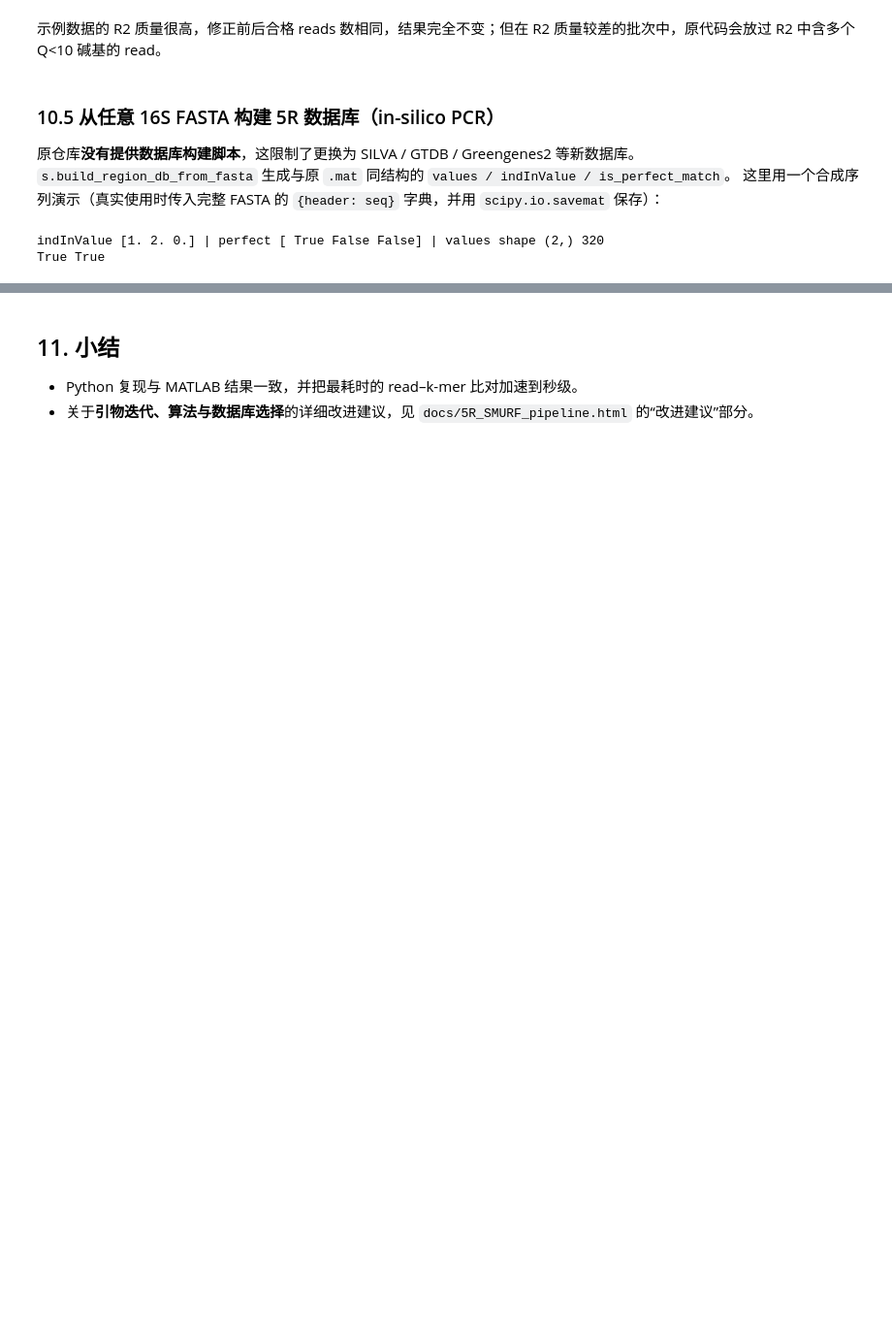
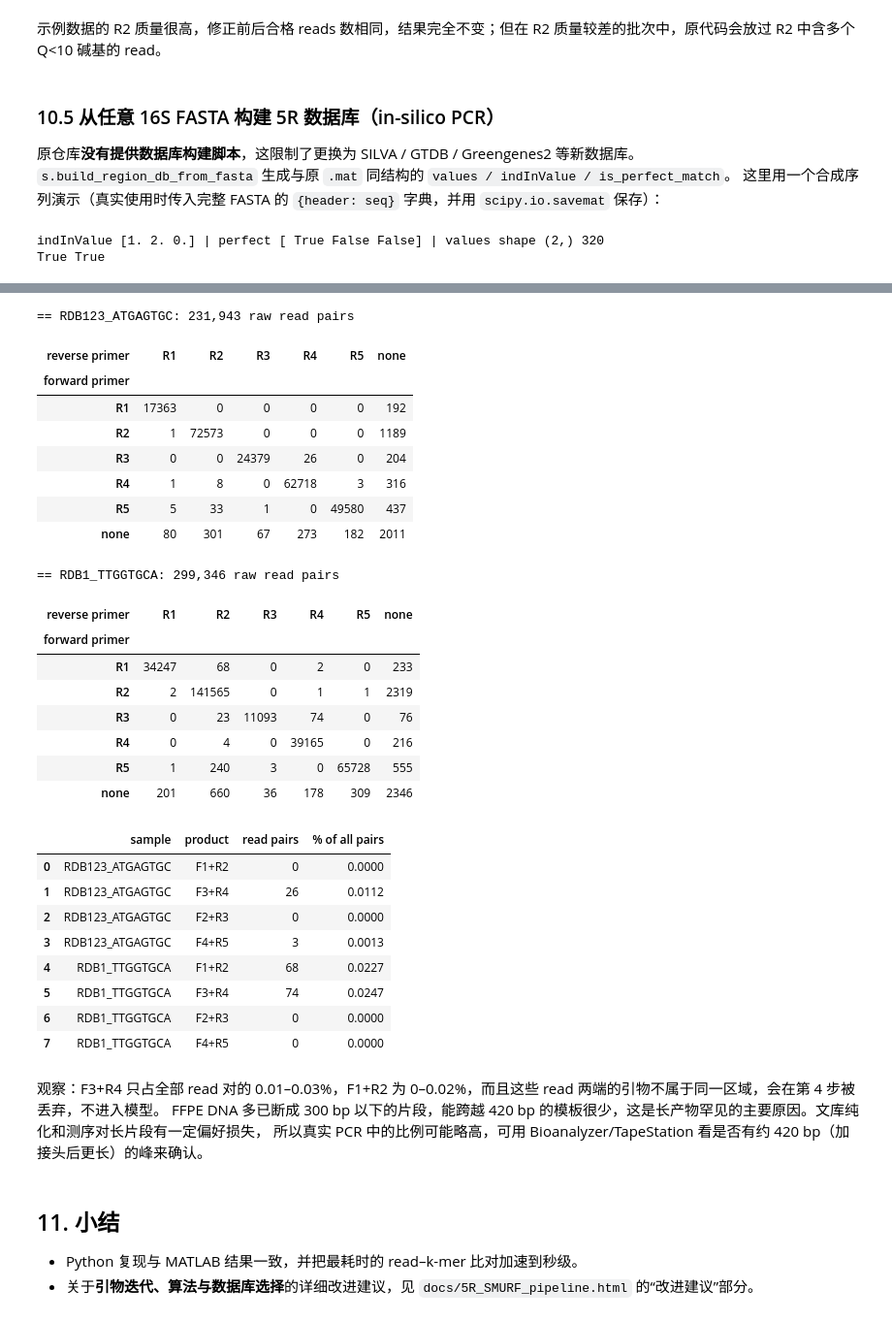
Before and after one commit to wangdang511/16S_5R, a Jupyter notebook: notebooks/5R_SMURF_step_by_step.ipynb, the cells around one changed output, grey strips where cells are left out. Shown at 97% size. Saved outputs shown, nothing was run; the diff lists cells and outputs as text; code cells hidden in the pictures; blank space fills up the shorter version.

```diff
--- a/notebooks/5R_SMURF_step_by_step.ipynb
+++ b/notebooks/5R_SMURF_step_by_step.ipynb
@@ -639,3 +646,44 @@ True True
+# %%
+rows = []
+for name, [(f1, f2)] in pairs.items():
+    tab, n = s.cross_primer_table(f1, f2, cfg)
+    print(f'== {name}: {n:,} raw read pairs'); display(tab)
+    for a_, b_ in [(1, 2), (3, 4), (2, 3), (4, 5)]:
+        v = tab.loc[f'R{a_}', f'R{b_}'] if f'R{a_}' in tab.index and f'R{b_}' in tab.columns else 0
+        rows.append({'sample': name, 'product': f'F{a_}+R{b_}', 'read pairs': int(v), '% of all pairs': 100 * v / n})
+pd.DataFrame(rows).round(4)
+# %% [output]
+== RDB123_ATGAGTGC: 231,943 raw read pairs
+| reverse primer | R1 | R2 | R3 | R4 | R5 | none |
+| forward primer |  |  |  |  |  |  |
+| R1 | 17363 | 0 | 0 | 0 | 0 | 192 |
+| R2 | 1 | 72573 | 0 | 0 | 0 | 1189 |
+| R3 | 0 | 0 | 24379 | 26 | 0 | 204 |
+| R4 | 1 | 8 | 0 | 62718 | 3 | 316 |
+| R5 | 5 | 33 | 1 | 0 | 49580 | 437 |
+| none | 80 | 301 | 67 | 273 | 182 | 2011 |
+== RDB1_TTGGTGCA: 299,346 raw read pairs
+| reverse primer | R1 | R2 | R3 | R4 | R5 | none |
+| forward primer |  |  |  |  |  |  |
+| R1 | 34247 | 68 | 0 | 2 | 0 | 233 |
+| R2 | 2 | 141565 | 0 | 1 | 1 | 2319 |
+| R3 | 0 | 23 | 11093 | 74 | 0 | 76 |
+| R4 | 0 | 4 | 0 | 39165 | 0 | 216 |
+| R5 | 1 | 240 | 3 | 0 | 65728 | 555 |
+| none | 201 | 660 | 36 | 178 | 309 | 2346 |
+|  | sample | product | read pairs | % of all pairs |
+| 0 | RDB123_ATGAGTGC | F1+R2 | 0 | 0.0000 |
+| 1 | RDB123_ATGAGTGC | F3+R4 | 26 | 0.0112 |
+| 2 | RDB123_ATGAGTGC | F2+R3 | 0 | 0.0000 |
+| 3 | RDB123_ATGAGTGC | F4+R5 | 3 | 0.0013 |
+| 4 | RDB1_TTGGTGCA | F1+R2 | 68 | 0.0227 |
+| 5 | RDB1_TTGGTGCA | F3+R4 | 74 | 0.0247 |
+| 6 | RDB1_TTGGTGCA | F2+R3 | 0 | 0.0000 |
+| 7 | RDB1_TTGGTGCA | F4+R5 | 0 | 0.0000 |
+# %% [markdown]
+观察：F3+R4 只占全部 read 对的 0.01–0.03%，F1+R2 为 0–0.02%，而且这些 read 两端的引物不属于同一区域，会在第 4 步被丢弃，不进入模型。
+FFPE DNA 多已断成 300 bp 以下的片段，能跨越 420 bp 的模板很少，这是长产物罕见的主要原因。文库纯化和测序对长片段有一定偏好损失，
+所以真实 PCR 中的比例可能略高，可用 Bioanalyzer/TapeStation 看是否有约 420 bp（加接头后更长）的峰来确认。
 # %% [markdown]
 ## 11. 小结
 
```
Also changed, not shown: parts of 9 cells of this notebook, 3 other files.
